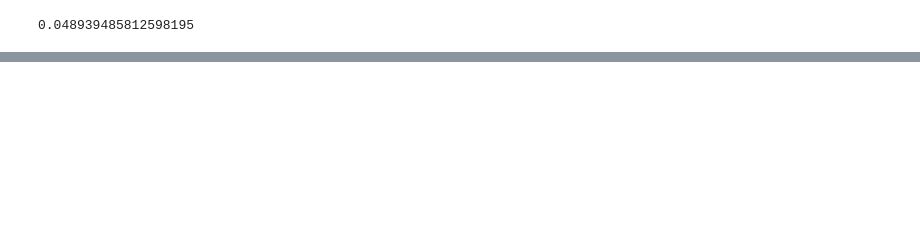
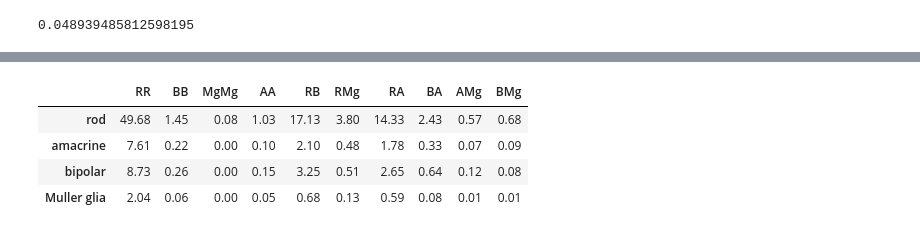
Before and after one commit to tranmartin45/elowitz, a Jupyter notebook: sandbox/triplet_motif_analysis_mi.ipynb, the cells around one changed output, grey strips where cells are left out. Cells and saved outputs as stored; diff of their text form; code cells hidden in the pictures; blank space fills up the shorter version.

```diff
--- a/sandbox/triplet_motif_analysis_mi.ipynb
+++ b/sandbox/triplet_motif_analysis_mi.ipynb
@@ -432,3 +412,11 @@ mi = (matrix_outgroup_doublet * matrix_outgroup_doublet_npmi).sum()
 mi
 # %% [output]
 0.048939485812598195
+# %%
+dfs_concat_copy = dfs_concat.copy()
+dfs_concat_copy.drop('100', axis=1, inplace=True)
+# %%
+dfs_concat_copy['average'] = [dfs_concat_copy.loc[i].mean() for i in dfs_concat_copy.index]
+# %%
+# slice out the average of the original trees
+df_average_slice = dfs_concat_copy.loc[:,'average']
@@ -434,0 +438,15 @@ mi
+# %%
+data = {'rod': list(df_average_slice[0:10].values),
+        'amacrine': list(df_average_slice[10:20].values),
+        'bipolar': list(df_average_slice[20:30].values),
+        'Muller glia': list(df_average_slice[30:40].values)
+       }
+
+df_outgroup_doublet_average = pd.DataFrame(data).rename(index={0:'RR', 1:'BB', 2:'MgMg', 3:'AA', 4:'RB', 5:'RMg', 6:'RA', 7:'BA', 8:'AMg', 9:'BMg',}).transpose()
+df_outgroup_doublet_average
+# %% [output]
+|  | RR | BB | MgMg | AA | RB | RMg | RA | BA | AMg | BMg |
+| rod | 49.68 | 1.45 | 0.08 | 1.03 | 17.13 | 3.80 | 14.33 | 2.43 | 0.57 | 0.68 |
+| amacrine | 7.61 | 0.22 | 0.00 | 0.10 | 2.10 | 0.48 | 1.78 | 0.33 | 0.07 | 0.09 |
+| bipolar | 8.73 | 0.26 | 0.00 | 0.15 | 3.25 | 0.51 | 2.65 | 0.64 | 0.12 | 0.08 |
+| Muller glia | 2.04 | 0.06 | 0.00 | 0.05 | 0.68 | 0.13 | 0.59 | 0.08 | 0.01 | 0.01 |
```
Also changed, not shown: parts of 16 cells of this notebook.
